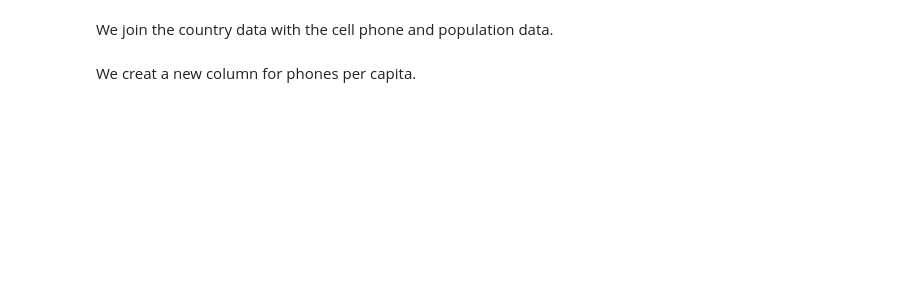
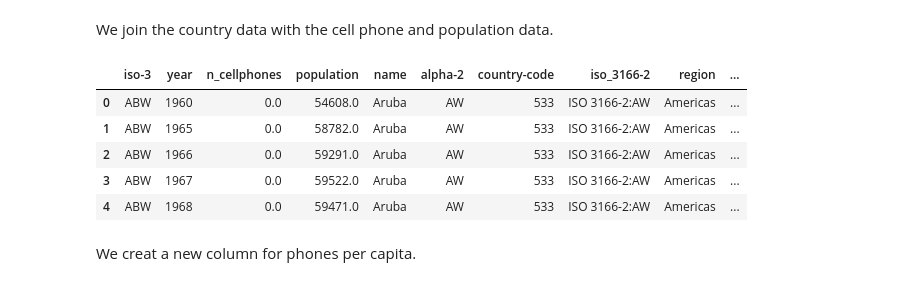
Before and after one commit to majaelm/su-mt4007, a Jupyter notebook: HW4/HW4.ipynb, the cells around one changed output. Drawn from its saved outputs; the diff is of its cells as text; code cells hidden in the pictures; blank space fills up the shorter version.

```diff
--- a/HW4/HW4.ipynb
+++ b/HW4/HW4.ipynb
@@ -74,8 +119,15 @@ country_df.head()
 # %% [markdown]
 We join the country data with the cell phone and population data.
 # %%
-merged_df = country_df.merge(cell_pop_df, on='iso-3')
+merged_df = cell_pop_df.merge(country_df, on='iso-3')
 merged_df.head()
+# %% [output]
+|  | iso-3 | year | n_cellphones | population | name | alpha-2 | country-code | iso_3166-2 | region | ... |
+| 0 | ABW | 1960 | 0.0 | 54608.0 | Aruba | AW | 533 | ISO 3166-2:AW | Americas | ... |
+| 1 | ABW | 1965 | 0.0 | 58782.0 | Aruba | AW | 533 | ISO 3166-2:AW | Americas | ... |
+| 2 | ABW | 1966 | 0.0 | 59291.0 | Aruba | AW | 533 | ISO 3166-2:AW | Americas | ... |
+| 3 | ABW | 1967 | 0.0 | 59522.0 | Aruba | AW | 533 | ISO 3166-2:AW | Americas | ... |
+| 4 | ABW | 1968 | 0.0 | 59471.0 | Aruba | AW | 533 | ISO 3166-2:AW | Americas | ... |
 # %% [markdown]
 We creat a new column for phones per capita.
 # %%
```
Also changed, not shown: parts of 14 cells of this notebook.
